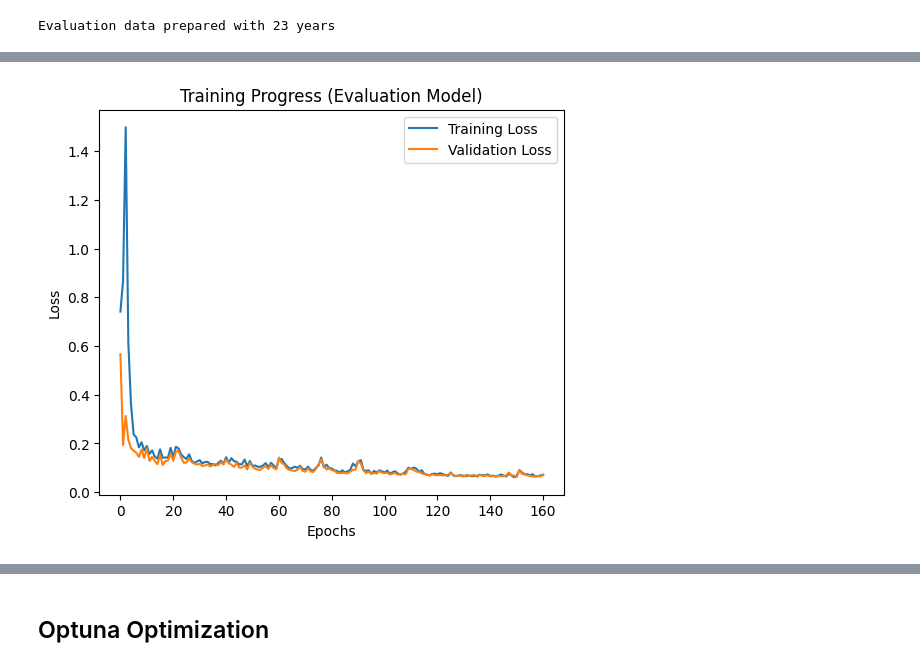
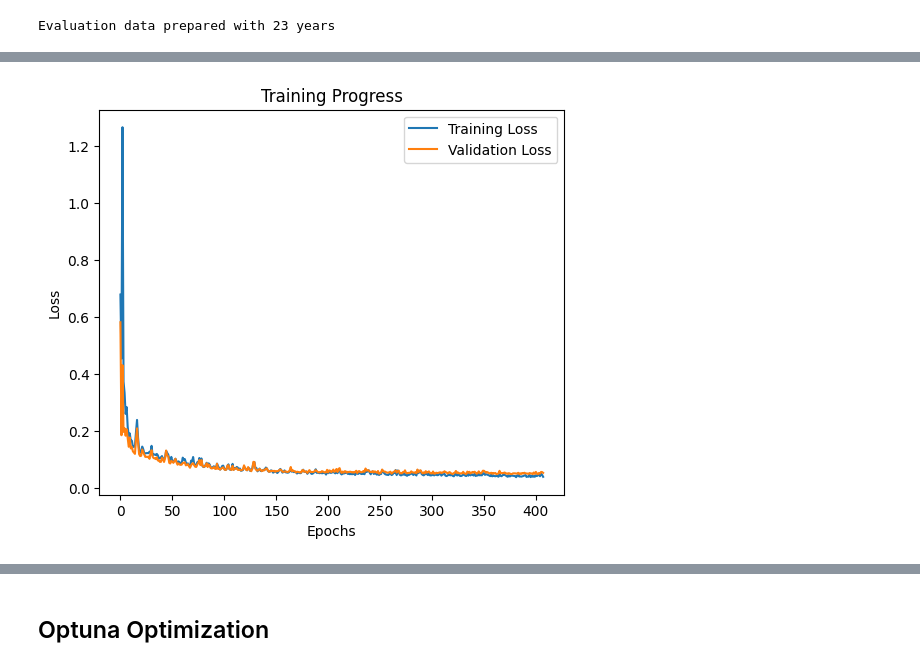
Before and after one commit to samrauh/dlss-project, a Jupyter notebook: model/multimodal_network_gini_as_predictor_new.ipynb, the cells around one changed output, grey strips where cells are left out. Drawn from its saved outputs; the diff is of its cells as text; code cells hidden in the pictures.

```diff
--- a/model/multimodal_network_gini_as_predictor_new.ipynb
+++ b/model/multimodal_network_gini_as_predictor_new.ipynb
@@ -1307,10 +1310,10 @@ gan_model_eval = gan_model_eval.to(device)
 # Training setup
 criterion_eval = MeanAbsolutePercentageError().to(device)
 optimizer_eval = optim.Adam(gan_model_eval.parameters(), lr=0.0007833189943995176, weight_decay=0.00001558)
-early_stopper_eval = EarlyStopping(patience=40, min_delta=0.00001, path='model_checkpoints/gan_eval_checkpoint.pt')
+early_stopper_eval = EarlyStopping(patience=60, min_delta=0.00001, path='model_checkpoints/gan_eval_checkpoint.pt')
 
 # Train the model
-epochs = 600
+epochs = 1000
 train_losses_eval, val_losses_eval = train_gnn(epochs, gan_model_eval, optimizer_eval, criterion_eval, data_loader_eval, early_stopper_eval)
 
 # Plot training progress
@@ -1320,7 +1323,7 @@ plt.plot(val_losses_eval, label='Validation Loss')
 plt.xlabel('Epochs')
 plt.ylabel('Loss')
 plt.legend()
-plt.title('Training Progress (Evaluation Model)')
+plt.title('Training Progress')
 plt.show()
 # %% [output]
 Training model on dataset without 2022 data for test countries...
@@ -1343,4 +1346,4 @@ Early stopping at epoch 161 with validation loss 0.0913
-[figure, old version]
+[figure, new version]
 # %%
 # Step 6: Predict for test countries in 2022 with visualization
 def predict_test_countries_2022(model, data_dict_original, df_gini_eval, test_countries, device):
```
Also changed, not shown: parts of 10 cells of this notebook, 1 other file.
